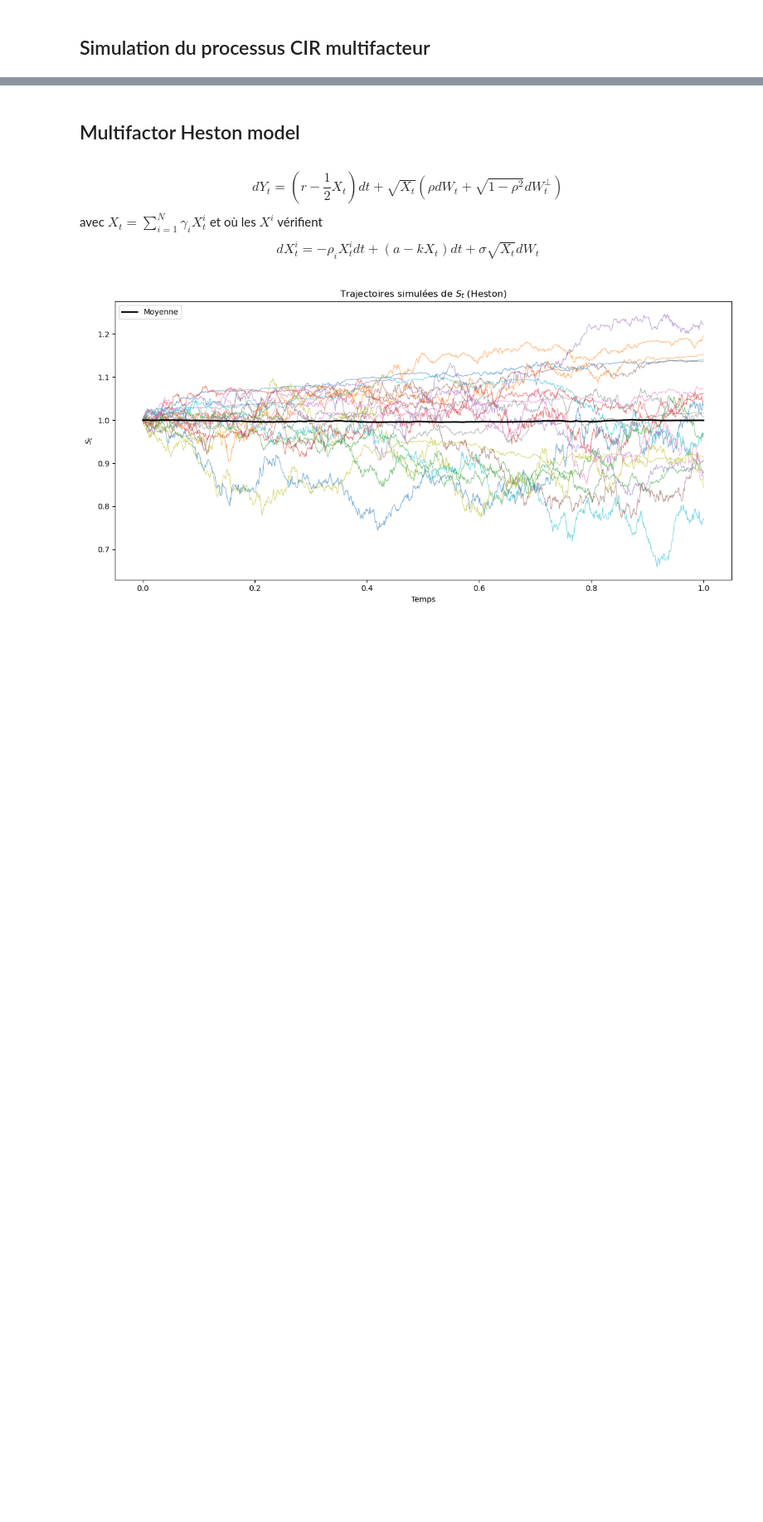
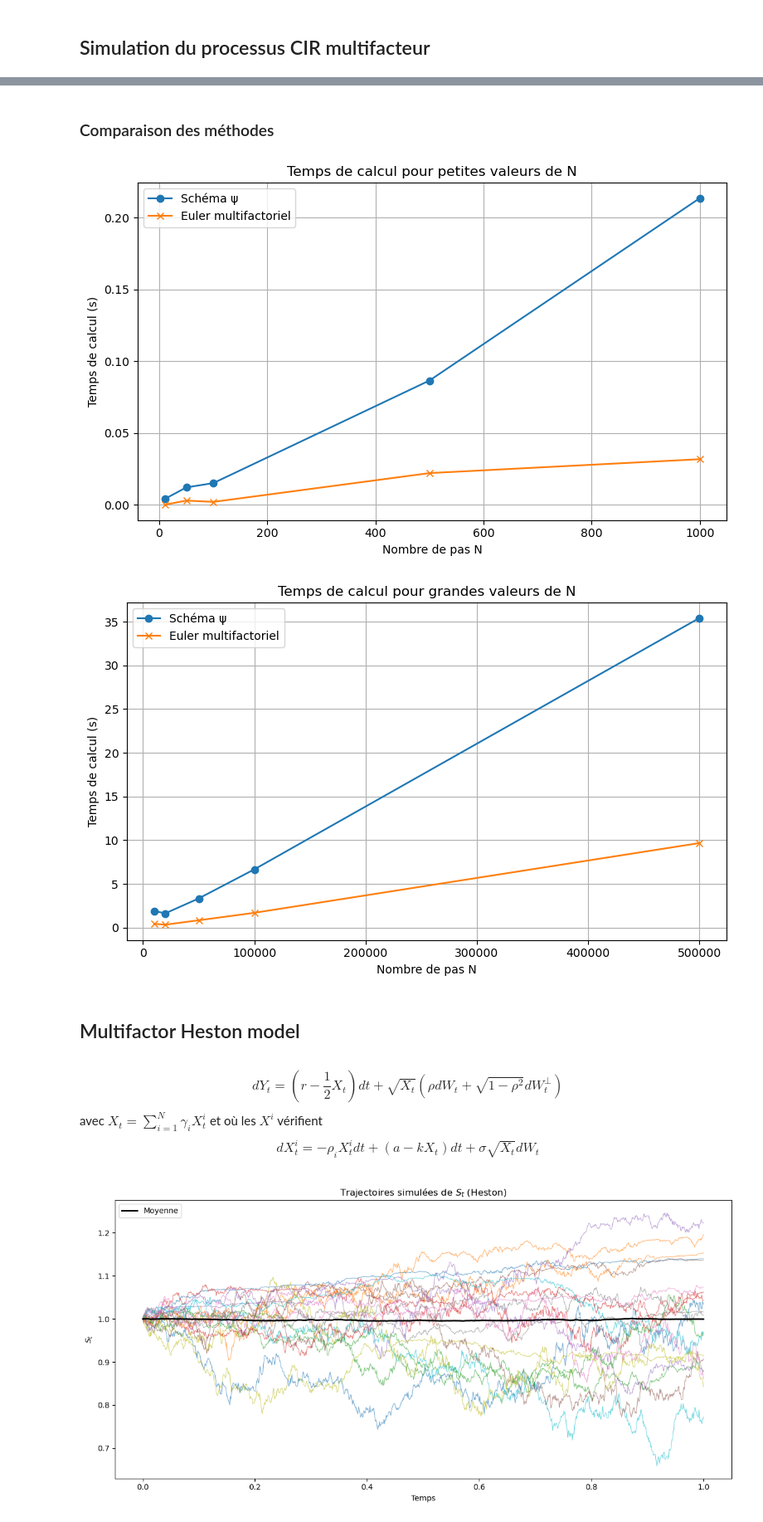
Before and after one commit to maxence2508/stage-cermics, a Jupyter notebook: second-order-schemes-for-multifactor-cir-and-heston-models.ipynb, the cells around one changed output, grey strips where cells are left out. Shown at 83% size. Drawn from its saved outputs; the diff is of its cells as text; code cells hidden in the pictures; blank space fills up the shorter version.

```diff
--- a/second-order-schemes-for-multifactor-cir-and-heston-models.ipynb
+++ b/second-order-schemes-for-multifactor-cir-and-heston-models.ipynb
@@ -569,3 +572,74 @@ plt.show()
+# %% [markdown]
+### Comparaison des méthodes
+# %%
+import numpy as np
+import time
+import matplotlib.pyplot as plt
+
+# Paramètres communs
+T = 100
+n_simulation = 1
+
+# Listes complètes de N
+N_values_small = [10, 50, 100, 500, 1000]
+N_values_large = [10000, 20000, 50000, 100000, 500000]
+
+times_psi_small = []
+times_euler_small = []
+
+times_psi_large = []
+times_euler_large = []
+
+# Mesure pour petites valeurs de N
+for N in N_values_small:
+    start = time.time()
+    _ = cir.simulate_multifactor(x0, T, N, n_simulation=n_simulation)
+    end = time.time()
+    times_psi_small.append(end - start)
+
+    start = time.time()
+    _ = cir.simulate_multifactor_euler(N, T, num_simulations=n_simulation)
+    end = time.time()
+    times_euler_small.append(end - start)
+
+# Mesure pour grandes valeurs de N
+for N in N_values_large:
+    start = time.time()
+    _ = cir.simulate_multifactor(x0, T, N, n_simulation=n_simulation)
+    end = time.time()
+    times_psi_large.append(end - start)
+
+    start = time.time()
+    _ = cir.simulate_multifactor_euler(N, T, num_simulations=n_simulation)
+    end = time.time()
+    times_euler_large.append(end - start)
+
+# Tracé petits N
+plt.figure(figsize=(8,5))
+plt.plot(N_values_small, times_psi_small, label='Schéma ψ', marker='o')
+plt.plot(N_values_small, times_euler_small, label='Euler multifactoriel', marker='x')
+plt.xlabel('Nombre de pas N')
+plt.ylabel('Temps de calcul (s)')
+plt.title('Temps de calcul pour petites valeurs de N')
+plt.legend()
+plt.grid(True)
+plt.tight_layout()
+plt.show()
+
+# Tracé grands N
+plt.figure(figsize=(8,5))
+plt.plot(N_values_large, times_psi_large, label='Schéma ψ', marker='o')
+plt.plot(N_values_large, times_euler_large, label='Euler multifactoriel', marker='x')
+plt.xlabel('Nombre de pas N')
+plt.ylabel('Temps de calcul (s)')
+plt.title('Temps de calcul pour grandes valeurs de N')
+plt.legend()
+plt.grid(True)
+plt.tight_layout()
+plt.show()
+# %% [output]
+[figure, added]
+[figure, added]
 # %% [markdown]
 ## Multifactor Heston model
 # %% [markdown]
```
Also changed, not shown: parts of 7 cells of this notebook.
